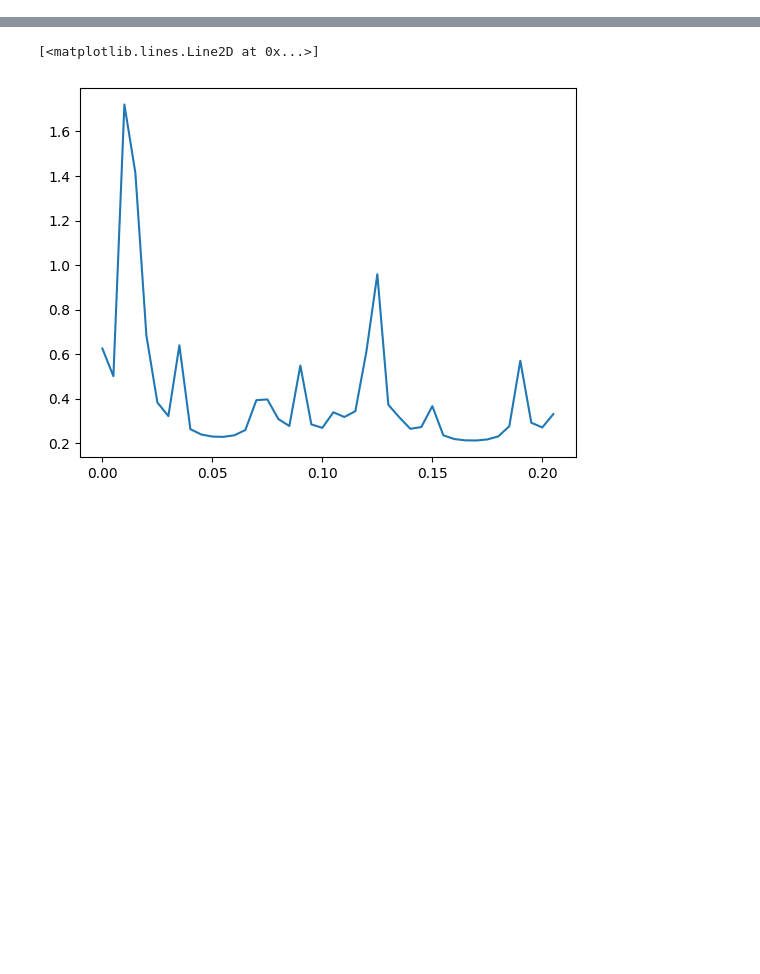
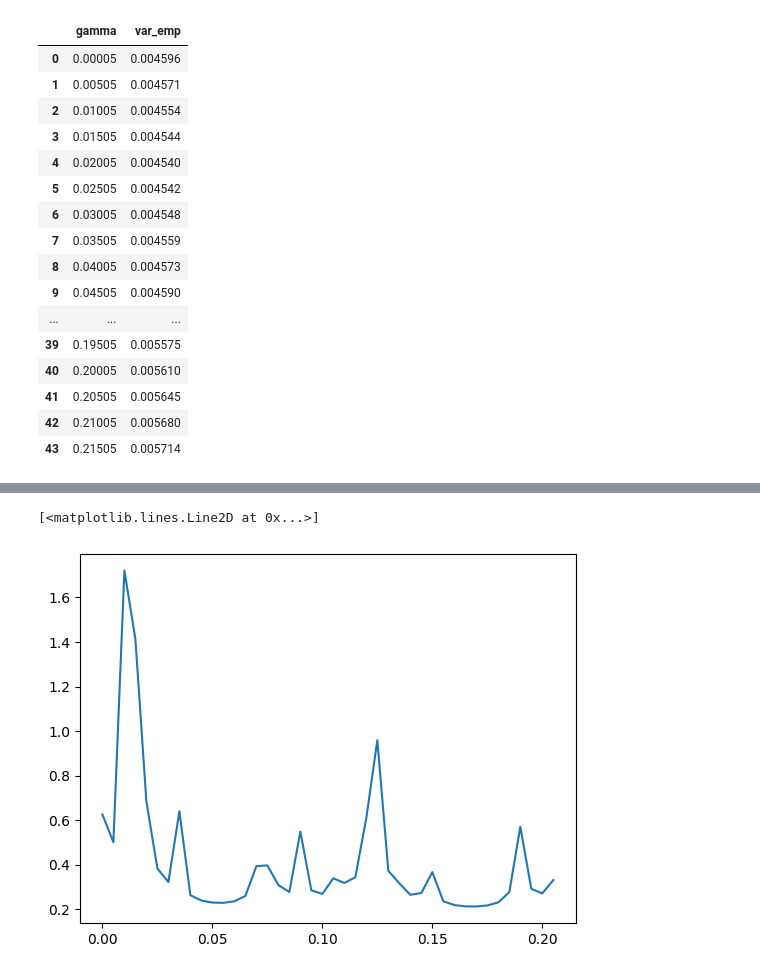
Before and after one commit to lazeckam/RHKS_label_shift, a Jupyter notebook: 10_gamma_selectionn_plots.ipynb, the cells around one changed output, grey strips where cells are left out. Cells and saved outputs as stored; diff of their text form; code cells hidden in the pictures; blank space fills up the shorter version.

```diff
--- a/10_gamma_selectionn_plots.ipynb
+++ b/10_gamma_selectionn_plots.ipynb
@@ -111,0 +114,23 @@ plt.show()
+# %%
+df2 = df_results_emp_[['gamma', 'pi_ipr']].groupby('gamma').aggregate(np.var, ddof=0).reset_index()
+df2.rename(columns={df2.columns[1]: "var_emp"}, inplace=True)
+# %%
+df2
+# %% [output]
+|  | gamma | var_emp |
+| 0 | 0.00005 | 0.004596 |
+| 1 | 0.00505 | 0.004571 |
+| 2 | 0.01005 | 0.004554 |
+| 3 | 0.01505 | 0.004544 |
+| 4 | 0.02005 | 0.004540 |
+| 5 | 0.02505 | 0.004542 |
+| 6 | 0.03005 | 0.004548 |
+| 7 | 0.03505 | 0.004559 |
+| 8 | 0.04005 | 0.004573 |
+| 9 | 0.04505 | 0.004590 |
+| ... | ... | ... |
+| 39 | 0.19505 | 0.005575 |
+| 40 | 0.20005 | 0.005610 |
+| 41 | 0.20505 | 0.005645 |
+| 42 | 0.21005 | 0.005680 |
+| 43 | 0.21505 | 0.005714 |
```
Also changed, not shown: parts of 5 cells of this notebook.
